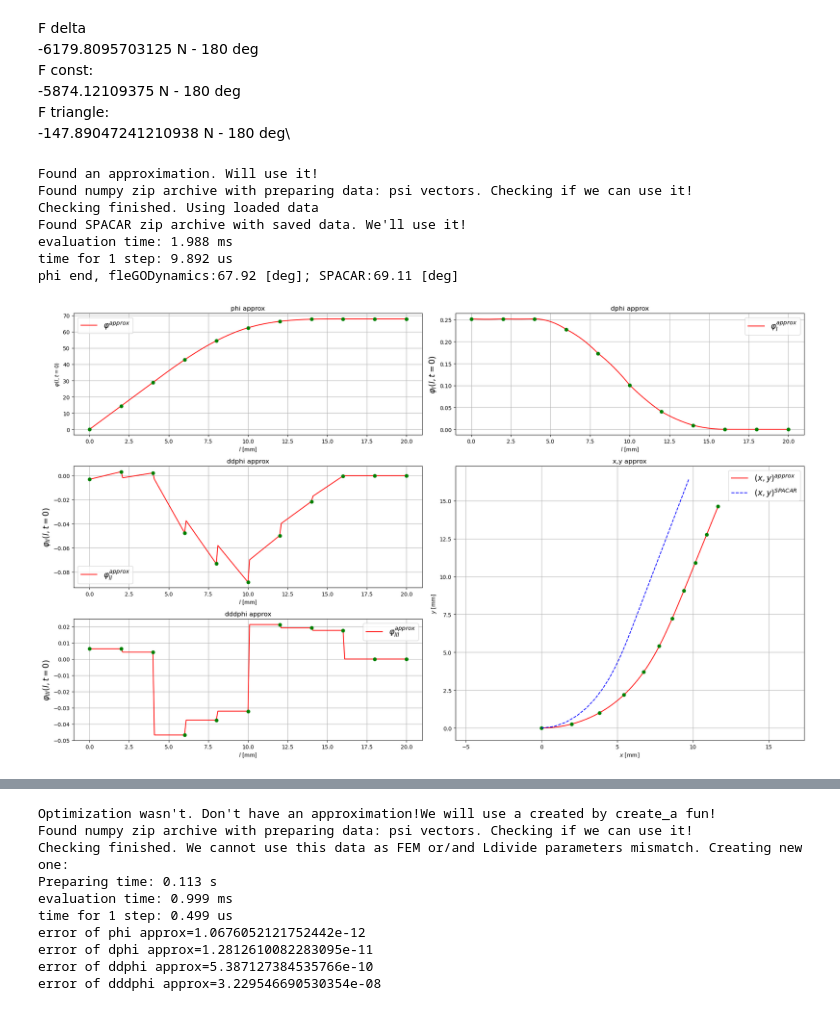
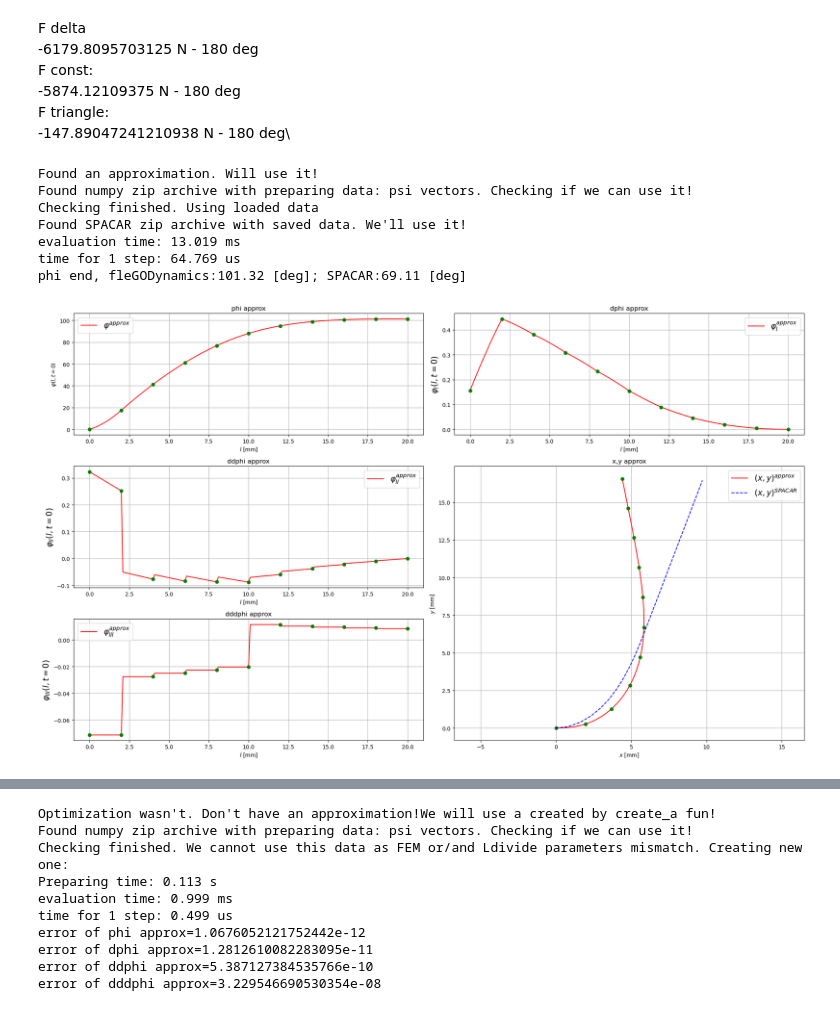
Before and after one commit to dvogureckiy99/dynastatflex, a Jupyter notebook: library_test.ipynb, the cells around one changed output, grey strips where cells are left out. Saved outputs shown, nothing was run; the diff lists cells and outputs as text; code cells hidden in the pictures.

```diff
--- a/library_test.ipynb
+++ b/library_test.ipynb
@@ -79,32 +79,32 @@ F triangle:\
 # %%
 import sys
 import sympy as sm
 import numpy as np
 # del flex_body_instance
 del sys.modules["fleGODynamics"]
 import fleGODynamics
 flex_beam_instance = fleGODynamics.Flex_beam(L=0.02,E=2.95*1e9,h=0.01,w=0.0005,rho=1270)
 # flex_beam_instance = fleGODynamics.Flex_beam()
 flex_beam_instance.Create_Simulation()
 flex_beam_instance.FEM(Ne=10,disp=False,polynom_deg=3)
 flex_beam_instance.Simulating.Ldivide(steps_per_fe=20,steps_per_fe4optim=100,disp=False)
 # Fext = -5874.12109375 # const
 # Fext = -6179.8095703125 # delta
-Fext = 8e2 # triangle
-Fext_type = 'delta'
+Fext = -80 # triangle
+Fext_type = 'triangle'
 widthofFextindl = 3 # -1:standart force applying for const
 flex_beam_instance.Simulating.static_preparing(disp=False,Fext_in=Fext,l_Fext=0.01,Fext_type=Fext_type,widthofFextindl=widthofFextindl)
 flex_beam_instance.Simulating.static(flag_compute_a_anyway=1,disp=0,optim_alg=0)
 flex_beam_instance.Simulating.phi_approx(disp=True,der_num=2,SPACAR=True)
 # %% [output]
 Found an approximation. Will use it!
 Found numpy zip archive with preparing data: psi vectors. Checking if we can use it!
 Checking finished. Using loaded data
 Found SPACAR zip archive with saved data. We'll use it!
-evaluation time: 1.988 ms
-time for 1 step: 9.892 us
-phi end, fleGODynamics:67.92 [deg]; SPACAR:69.11 [deg]
+evaluation time: 13.019 ms
+time for 1 step: 64.769 us
+phi end, fleGODynamics:101.32 [deg]; SPACAR:69.11 [deg]
-[figure, old version]
+[figure, new version]
 # %%
 # finding Force for some angle [grad]
 import scipy as sp
```
Also changed, not shown: 2 other files.
